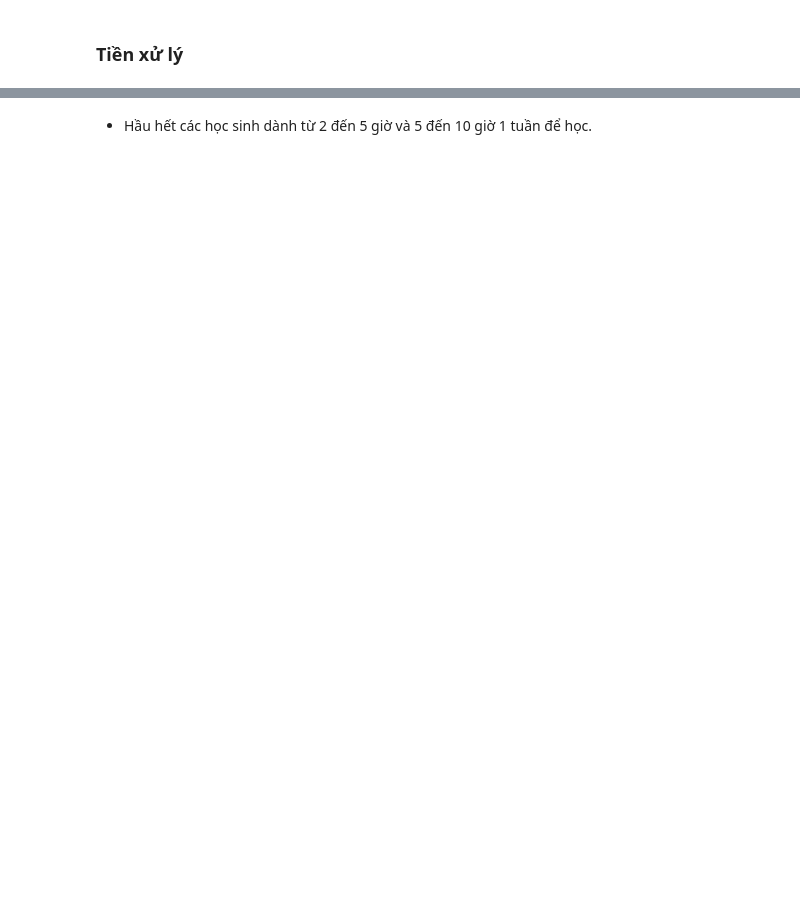
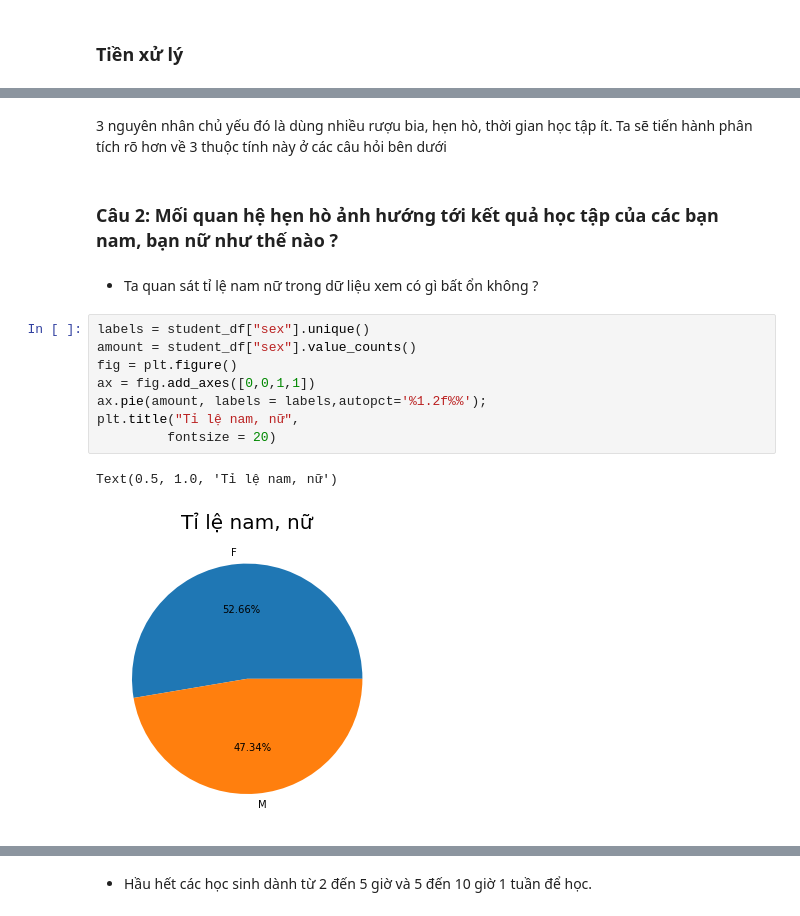
Before and after one commit to ngohuudang/P4DS_FinalProject, a Jupyter notebook: final.ipynb, the cells around one changed output, grey strips where cells are left out. Saved outputs shown, nothing was run; the diff lists cells and outputs as text; blank space fills up the shorter version.

```diff
--- a/final.ipynb
+++ b/final.ipynb
@@ -312,0 +261,17 @@ student_mat_df['studytime'] = student_mat_df['studytime'].replace({
+# %% [markdown]
+3 nguyên nhân chủ yếu đó là dùng nhiều rượu bia, hẹn hò, thời gian học tập ít. Ta sẽ tiến hành phân tích rõ hơn về 3 thuộc tính này ở các câu hỏi bên dưới
+# %% [markdown]
+### Câu 2: Mối quan hệ hẹn hò ảnh hướng tới kết quả học tập của các bạn nam, bạn nữ như thế nào ?
+# %% [markdown]
+- Ta quan sát tỉ lệ nam nữ trong dữ liệu xem có gì bất ổn không ?
+# %%
+labels = student_df["sex"].unique()
+amount = student_df["sex"].value_counts()
+fig = plt.figure()
+ax = fig.add_axes([0,0,1,1])
+ax.pie(amount, labels = labels,autopct='%1.2f%%');
+plt.title("Tỉ lệ nam, nữ",
+         fontsize = 20)
+# %% [output]
+Text(0.5, 1.0, 'Tỉ lệ nam, nữ')
+[figure, added]
```
Also changed, not shown: parts of 70 cells of this notebook.
